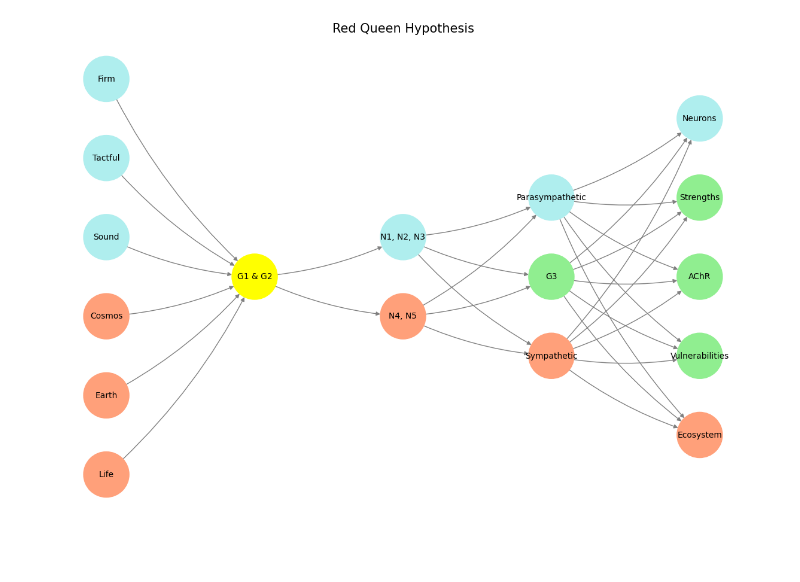
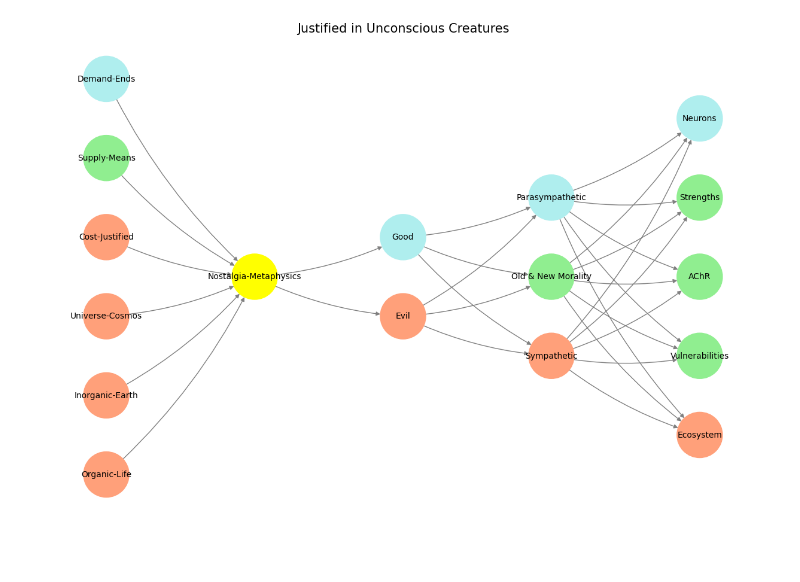
Before and after one commit to abikesa/guesswho, a Jupyter notebook: kitabo/ensi/_build/jupyter_execute/act3/part2/part2_1.ipynb, the cells around one changed output. Cells and saved outputs as stored; diff of their text form; code cells hidden in the pictures.

```diff
--- a/kitabo/ensi/_build/jupyter_execute/act3/part2/part2_1.ipynb
+++ b/kitabo/ensi/_build/jupyter_execute/act3/part2/part2_1.ipynb
@@ -24,25 +37,27 @@ import networkx as nx
 # Define the neural network structure; modified to align with "Aprés Moi, Le Déluge" (i.e. Je suis AlexNet)
 def define_layers():
     return {
-        'Pre-Input/CudAlexnet': ['Life', 'Earth', 'Cosmos', 'Sound', 'Tactful', 'Firm'], # CUDA & AlexNet
-        'Yellowstone/SensoryAI': ['G1 & G2'], # Perception AI
-        'Input/AgenticAI': ['N4, N5', 'N1, N2, N3'], # Agentic AI "Test-Time Scaling" (as opposed to Pre-Trained -Data Scaling & Post-Trained -RLHF)
-        'Hidden/GenerativeAI': ['Sympathetic', 'G3', 'Parasympathetic'], # Generative AI (Plan/Cooperative/Monumental, Tool Use/Iterative/Antiquarian, Critique/Adversarial/Critical)
+        'Pre-Input/CudAlexnet': ['Organic-Life', 'Inorganic-Earth', 'Universe-Cosmos', 'Cost-Justified', 'Supply-Means', 'Demand-Ends'], # CUDA & AlexNet
+        'Yellowstone/SensoryAI': ['Nostalgia-Metaphysics'], # Perception AI
+        'Input/AgenticAI': ['Evil', 'Good'], # Agentic AI "Test-Time Scaling" (as opposed to Pre-Trained -Data Scaling & Post-Trained -RLHF)
+        'Hidden/GenerativeAI': ['Sympathetic', 'Old & New Morality', 'Parasympathetic'], # Generative AI (Plan/Cooperative/Monumental, Tool Use/Iterative/Antiquarian, Critique/Adversarial/Critical)
         'Output/PhysicalAI': ['Ecosystem', 'Vulnerabilities', 'AChR', 'Strengths', 'Neurons'] # Physical AI (Calculator, Web Search, SQL Search, Generate Podcast)
     }
 
 # Assign colors to nodes
 def assign_colors(node, layer):
-    if node == 'G1 & G2': ## Cranial Nerve Ganglia & Dorsal Root Ganglia
+    if node == 'Nostalgia-Metaphysics': ## Cranial Nerve Ganglia & Dorsal Root Ganglia
         return 'yellow'
-    if layer == 'Pre-Input/CudAlexnet' and node in ['Sound', 'Tactful', 'Firm']:
+    if layer == 'Pre-Input/CudAlexnet' and node in ['Demand-Ends']:
         return 'paleturquoise'
-    elif layer == 'Input/AgenticAI' and node == 'N1, N2, N3': # Basal Ganglia, Thalamus, Hypothalamus; N4, N5: Brainstem, Cerebellum
+    if layer == 'Pre-Input/CudAlexnet' and node in ['Supply-Means']:
+        return 'lightgreen'
+    elif layer == 'Input/AgenticAI' and node == 'Good': # Basal Ganglia, Thalamus, Hypothalamus; N4, N5: Brainstem, Cerebellum
         return 'paleturquoise'
     elif layer == 'Hidden/GenerativeAI':
         if node == 'Parasympathetic':
             return 'paleturquoise'
-        elif node == 'G3': # Autonomic Ganglia (ACh)
+        elif node == 'Old & New Morality': # Autonomic Ganglia (ACh)
             return 'lightgreen'
         elif node == 'Sympathetic':
             return 'lightsalmon'
@@ -70,79 +85,35 @@ def visualize_nn():
     center_x = 0  # Align nodes horizontally
 
     # Add nodes and assign positions
     for i, (layer_name, nodes) in enumerate(layers.items()):
         y_positions = calculate_positions(nodes, center_x, offset=-len(layers) + i + 1)
         for node, position in zip(nodes, y_positions):
             G.add_node(node, layer=layer_name)
             pos[node] = position
             node_colors.append(assign_colors(node, layer_name))
 
     # Add edges (without weights)
     for layer_pair in [
         ('Pre-Input/CudAlexnet', 'Yellowstone/SensoryAI'), ('Yellowstone/SensoryAI', 'Input/AgenticAI'), ('Input/AgenticAI', 'Hidden/GenerativeAI'), ('Hidden/GenerativeAI', 'Output/PhysicalAI')
     ]:
         source_layer, target_layer = layer_pair
         for source in layers[source_layer]:
             for target in layers[target_layer]:
                 G.add_edge(source, target)
 
     # Draw the graph
     plt.figure(figsize=(12, 8))
     nx.draw(
         G, pos, with_labels=True, node_color=node_colors, edge_color='gray',
         node_size=3000, font_size=10, connectionstyle="arc3,rad=0.1"
     )
-    plt.title("Red Queen Hypothesis", fontsize=15)
+    plt.title("Justified in Unconscious Creatures", fontsize=15)
     plt.show()
 
 # Run the visualization
 visualize_nn()
-
-# Apocalypse Now: Case Study of  Firmness (Ends), Soundness (Means/Temperament) and Tact (Justification)(Social Rules) vs. Cosmos (Ends), Earth (Means/Temperament), and Life (Justification)(Natural Rules)
-essay_text = """
-**Take Three: Soundness, Firmness, and Tact in *Apocalypse Now***
-
-The opening act of *Apocalypse Now* is a study in layered interrogations—of the characters, their motives, and the very fabric of morality in war. Through your framework of **soundness (means), firmness (ends), and tact (critical justification of means to ends)**, the interrogation scene with Captain Willard becomes a microcosm of the film’s deeper philosophical tensions. This triadic lens—rooted in Nietzsche’s critique of history and sociological notions of trust and justification—illuminates *Apocalypse Now* as a meditation on the precarious balance between action and justification in the chaos of war.
-
-### Soundness: Trust in Means
-
-Soundness in the interrogation scene is crucial. When Willard is questioned about his ties to the CIA and prior assassinations, his response is impeccably crafted: "I’m unaware of any such activity, and even if I were, I would not be in a position to discuss it." This answer epitomizes the soundness of means—it is measured, truthful in its vagueness, and perfectly aligned with the expectations of his interrogators.
-
-The brilliance of this response lies in its function: it establishes Willard’s credibility not by offering transparency but by adhering to a code of conduct that transcends individual missions. His soundness is not just a matter of skill but of principle—he operates within a framework where trust is built on an unspoken agreement to execute orders without betraying the system.
-
-This soundness justifies his selection for the mission to terminate Colonel Kurtz. The interrogators trust that Willard, having demonstrated his adherence to the system’s means, will apply the same precision and discretion to this task. The scene underscores how soundness—when aligned with institutional expectations—becomes the foundation for action, even when the ends remain murky or morally ambiguous.
-
-### Firmness: Monumental Ends
-
-The ends of Willard’s mission, as articulated by his superiors, are monumental: the restoration of order and the eradication of chaos embodied by Kurtz. Kurtz’s actions are framed as a betrayal of military ideals—a descent into madness that threatens the stability of the system.
-
-Yet, the firmness of these ends is tenuous. Kurtz himself represents a monumental figure, a Nietzschean Übermensch who has transcended conventional morality to create his own order. The military’s insistence on his assassination reflects a fear of his monumental ideals, which challenge the rigidity of the system’s authority.
-
-The tension between Willard and Kurtz becomes a clash of monumental histories: the institutional ideal of control versus the individual’s pursuit of transcendence. Willard’s journey up the river mirrors his gradual confrontation with the fragility of firmness. As he encounters the absurdity and brutality of the war, the monumental ends he has been tasked to uphold seem increasingly hollow.
-
-### Tact: Justifying Means to Ends
-
-Tact in this framework becomes the critical interrogation of whether the means are justifiable to the ends. In Willard’s case, his tact lies not only in his measured response during the interrogation but in his evolving understanding of his mission. Initially, he accepts the justification for Kurtz’s termination without question. The means—violence, secrecy, and unwavering obedience—are presumed sound because they serve the monumental ends of restoring order.
-
-However, as the narrative unfolds, tact emerges as a contested space. Willard’s encounters with the surreal and grotesque—surfing soldiers, the nihilism at Do Lung Bridge, and the ritualistic fervor of Kurtz’s compound—force him to question the coherence of the mission’s justification. His ultimate decision to kill Kurtz is an act of tact in its purest form: a recognition that the means and ends have become indistinguishable in their ambiguity.
-
-Coppola’s cinematic tact reinforces this ethical tension. The film’s deliberate pacing and fragmented structure invite the viewer to inhabit the same disorienting moral landscape as Willard. The climactic confrontation with Kurtz, where Willard assumes the role of both executioner and disciple, encapsulates this ambiguity. By enacting the very means he has come to question, Willard embodies the paradox of tact: the necessity of critical justification even in the absence of clear answers.
-
-### Interrogation as the Basis of War
-
-The interrogation scene thus serves as a thematic cornerstone for the film. It establishes soundness as the foundation of trust, firmness as the driving ideal, and tact as the critical bridge between the two. This triadic structure is not merely a tool for understanding Willard’s mission but a lens for examining the broader dynamics of war. The scene’s focus on trust, secrecy, and justification reflects the perpetual negotiation between means and ends that defines human conflict.
-
-### Conclusion: Nietzschean and Oxfordian Intersections
-
-Through your lens of soundness, firmness, and tact, *Apocalypse Now* emerges as a profound exploration of the tensions between history, morality, and action. The interrogation scene, with its subtle interplay of trust and justification, encapsulates these tensions on a microcosmic scale. As the narrative expands, these themes resonate across the film’s broader tapestry, revealing the fragility of monumental ends when divorced from sound means and critical tact.
-
-Coppola’s masterpiece does not offer definitive answers. Instead, it invites us to dwell in the ambiguity, to question the justifiability of our actions, and to confront the disquieting intersections of soundness, firmness, and tact that define the human condition.
-"""
-
-# Print the essay to verify the content
-# print(essay_text)
 # %% [output]
-[figure, old version]
+[figure, new version]
 # %% [markdown]
 #
 # %% [markdown]
```
Also changed, not shown: parts of 1 cell of this notebook, 15 other files.
